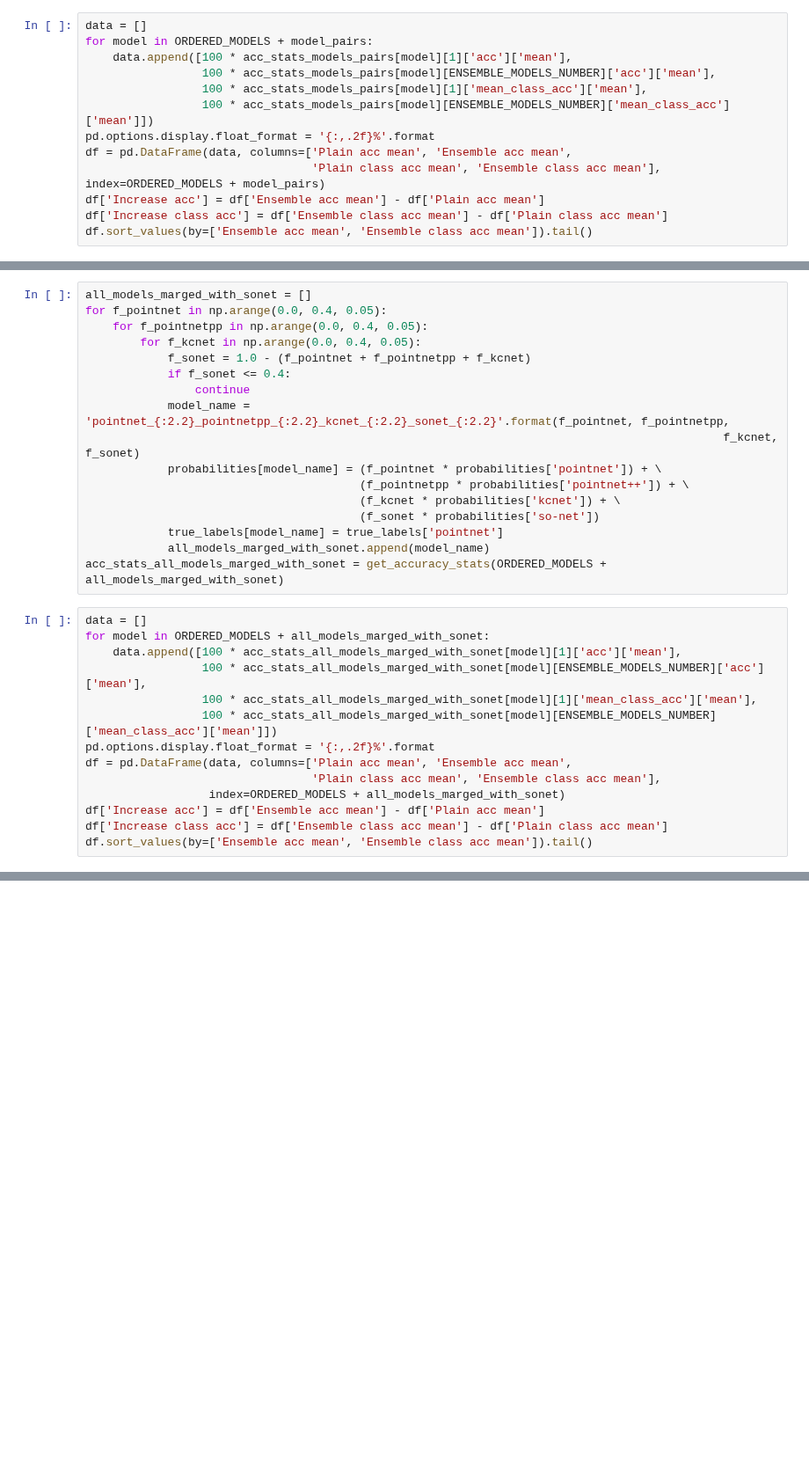
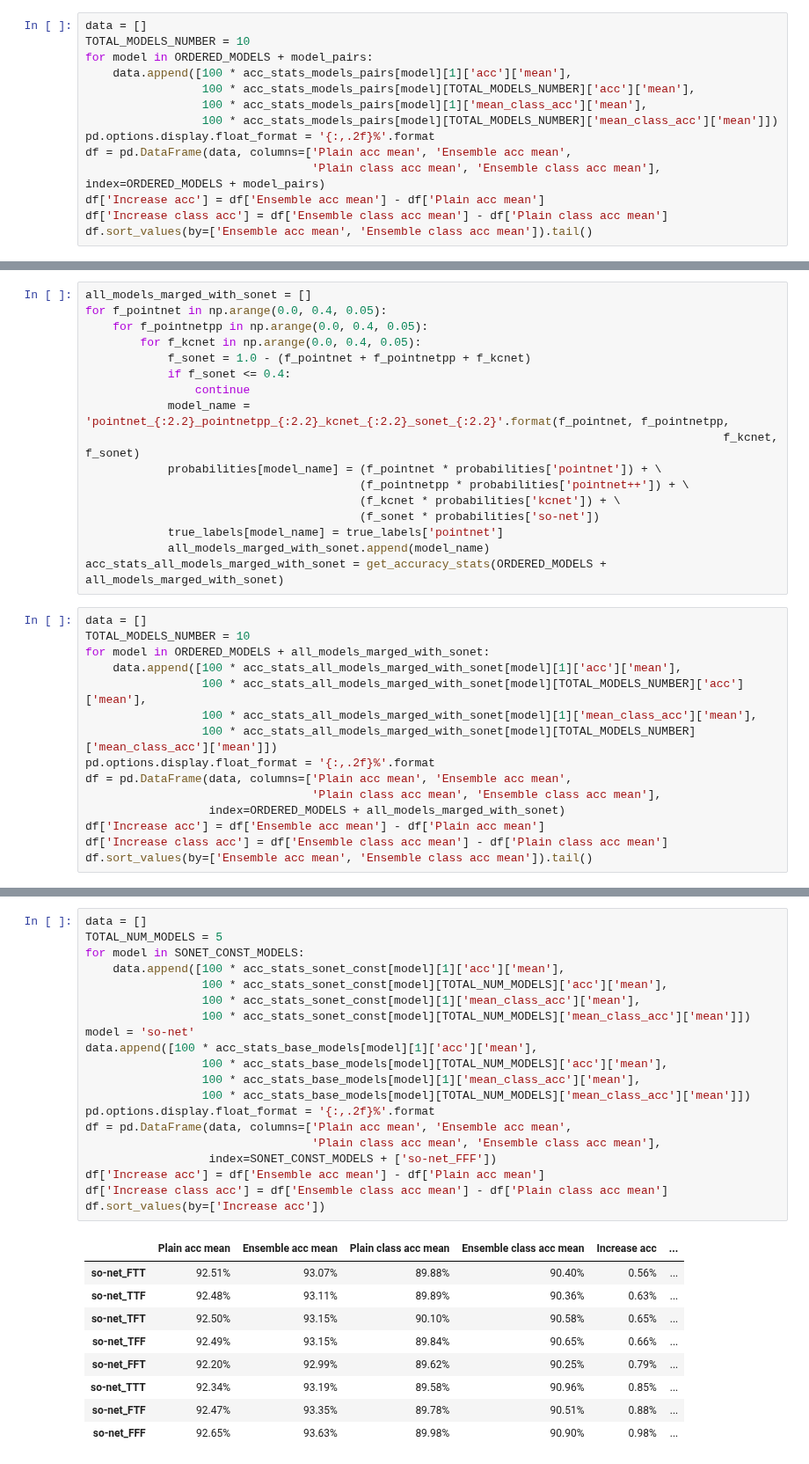
Before and after one commit to dkoguciuk/ensemble_learning_for_point_clouds, a Jupyter notebook: analysis.ipynb, the cells around one changed output, grey strips where cells are left out. Shown at 88% size. Cells and saved outputs as stored; diff of their text form; blank space fills up the shorter version.

```diff
--- a/analysis.ipynb
+++ b/analysis.ipynb
@@ -358,11 +387,12 @@ for i in range(len(ORDERED_MODELS)):
 acc_stats_models_pairs = get_accuracy_stats(ORDERED_MODELS + model_pairs)
 # %%
 data = []
+TOTAL_MODELS_NUMBER = 10
 for model in ORDERED_MODELS + model_pairs:
     data.append([100 * acc_stats_models_pairs[model][1]['acc']['mean'],
-                 100 * acc_stats_models_pairs[model][ENSEMBLE_MODELS_NUMBER]['acc']['mean'],
+                 100 * acc_stats_models_pairs[model][TOTAL_MODELS_NUMBER]['acc']['mean'],
                  100 * acc_stats_models_pairs[model][1]['mean_class_acc']['mean'],
-                 100 * acc_stats_models_pairs[model][ENSEMBLE_MODELS_NUMBER]['mean_class_acc']['mean']])
+                 100 * acc_stats_models_pairs[model][TOTAL_MODELS_NUMBER]['mean_class_acc']['mean']])
 pd.options.display.float_format = '{:,.2f}%'.format
 df = pd.DataFrame(data, columns=['Plain acc mean', 'Ensemble acc mean',
                                  'Plain class acc mean', 'Ensemble class acc mean'], index=ORDERED_MODELS + model_pairs)
@@ -395,11 +425,12 @@ for f_pointnet in np.arange(0.0, 0.4, 0.05):
 acc_stats_all_models_marged_with_sonet = get_accuracy_stats(ORDERED_MODELS + all_models_marged_with_sonet)
 # %%
 data = []
+TOTAL_MODELS_NUMBER = 10
 for model in ORDERED_MODELS + all_models_marged_with_sonet:
     data.append([100 * acc_stats_all_models_marged_with_sonet[model][1]['acc']['mean'],
-                 100 * acc_stats_all_models_marged_with_sonet[model][ENSEMBLE_MODELS_NUMBER]['acc']['mean'],
+                 100 * acc_stats_all_models_marged_with_sonet[model][TOTAL_MODELS_NUMBER]['acc']['mean'],
                  100 * acc_stats_all_models_marged_with_sonet[model][1]['mean_class_acc']['mean'],
-                 100 * acc_stats_all_models_marged_with_sonet[model][ENSEMBLE_MODELS_NUMBER]['mean_class_acc']['mean']])
+                 100 * acc_stats_all_models_marged_with_sonet[model][TOTAL_MODELS_NUMBER]['mean_class_acc']['mean']])
 pd.options.display.float_format = '{:,.2f}%'.format
 df = pd.DataFrame(data, columns=['Plain acc mean', 'Ensemble acc mean',
                                  'Plain class acc mean', 'Ensemble class acc mean'],
@@ -425,0 +466,30 @@ df.sort_values(by=['Ensemble class acc mean', 'Ensemble acc mean']).tail()
+# %%
+data = []
+TOTAL_NUM_MODELS = 5
+for model in SONET_CONST_MODELS:
+    data.append([100 * acc_stats_sonet_const[model][1]['acc']['mean'],
+                 100 * acc_stats_sonet_const[model][TOTAL_NUM_MODELS]['acc']['mean'],
+                 100 * acc_stats_sonet_const[model][1]['mean_class_acc']['mean'],
+                 100 * acc_stats_sonet_const[model][TOTAL_NUM_MODELS]['mean_class_acc']['mean']])
+model = 'so-net'
+data.append([100 * acc_stats_base_models[model][1]['acc']['mean'],
+                 100 * acc_stats_base_models[model][TOTAL_NUM_MODELS]['acc']['mean'],
+                 100 * acc_stats_base_models[model][1]['mean_class_acc']['mean'],
+                 100 * acc_stats_base_models[model][TOTAL_NUM_MODELS]['mean_class_acc']['mean']])
+pd.options.display.float_format = '{:,.2f}%'.format
+df = pd.DataFrame(data, columns=['Plain acc mean', 'Ensemble acc mean',
+                                 'Plain class acc mean', 'Ensemble class acc mean'],
+                  index=SONET_CONST_MODELS + ['so-net_FFF'])
+df['Increase acc'] = df['Ensemble acc mean'] - df['Plain acc mean']
+df['Increase class acc'] = df['Ensemble class acc mean'] - df['Plain class acc mean']
+df.sort_values(by=['Increase acc'])
+# %% [output]
+|  | Plain acc mean | Ensemble acc mean | Plain class acc mean | Ensemble class acc mean | Increase acc | ... |
+| so-net_FTT | 92.51% | 93.07% | 89.88% | 90.40% | 0.56% | ... |
+| so-net_TTF | 92.48% | 93.11% | 89.89% | 90.36% | 0.63% | ... |
+| so-net_TFT | 92.50% | 93.15% | 90.10% | 90.58% | 0.65% | ... |
+| so-net_TFF | 92.49% | 93.15% | 89.84% | 90.65% | 0.66% | ... |
+| so-net_FFT | 92.20% | 92.99% | 89.62% | 90.25% | 0.79% | ... |
+| so-net_TTT | 92.34% | 93.19% | 89.58% | 90.96% | 0.85% | ... |
+| so-net_FTF | 92.47% | 93.35% | 89.78% | 90.51% | 0.88% | ... |
+| so-net_FFF | 92.65% | 93.63% | 89.98% | 90.90% | 0.98% | ... |
```
Also changed, not shown: parts of 9 cells of this notebook.
